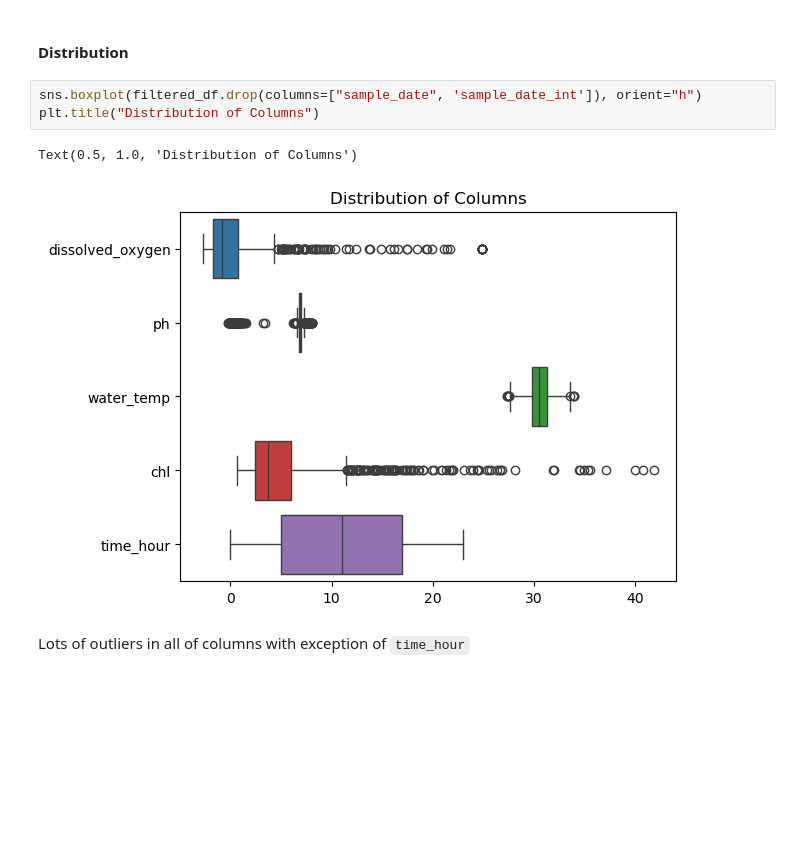
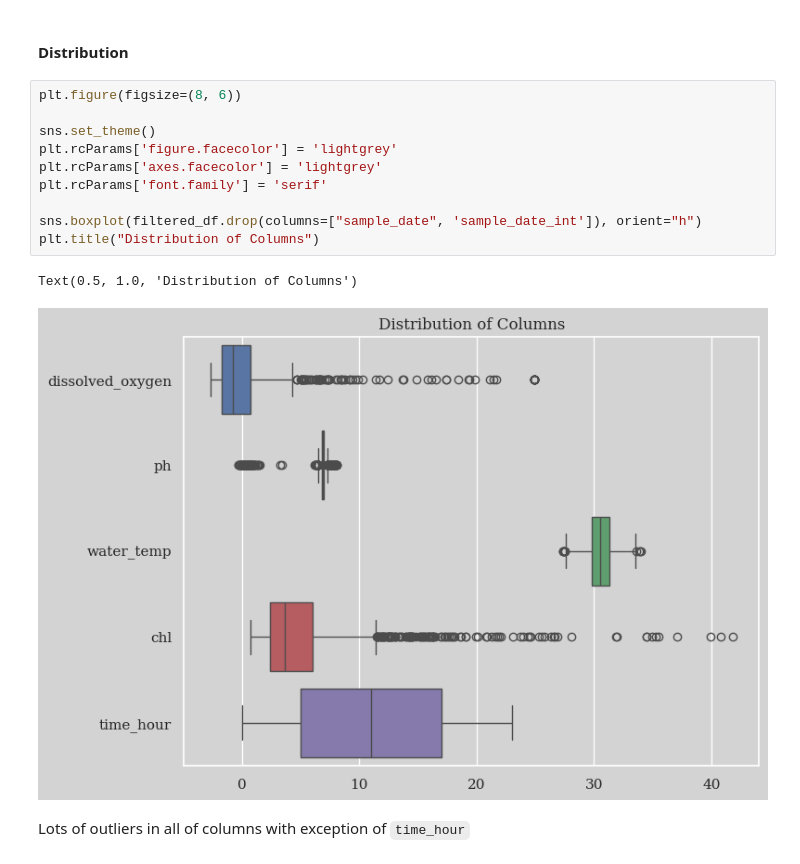
Before and after one commit to RomandRapido/LinMod, a Jupyter notebook: FinalProj/eda.ipynb, the cells around one changed output. Saved outputs shown, nothing was run; the diff lists cells and outputs as text; blank space fills up the shorter version.

```diff
--- a/FinalProj/eda.ipynb
+++ b/FinalProj/eda.ipynb
@@ -159,11 +159,18 @@ dtype: int64
 # %% [markdown]
 #### Distribution
 # %%
+plt.figure(figsize=(8, 6))
+
+sns.set_theme()
+plt.rcParams['figure.facecolor'] = 'lightgrey'
+plt.rcParams['axes.facecolor'] = 'lightgrey'
+plt.rcParams['font.family'] = 'serif'
+
 sns.boxplot(filtered_df.drop(columns=["sample_date", 'sample_date_int']), orient="h")
 plt.title("Distribution of Columns")
 # %% [output]
 Text(0.5, 1.0, 'Distribution of Columns')
-[figure, old version]
+[figure, new version]
 # %% [markdown]
 Lots of outliers in all of columns with exception of `time_hour`
 # %%
```
Also changed, not shown: parts of 42 cells of this notebook, 2 other files.
